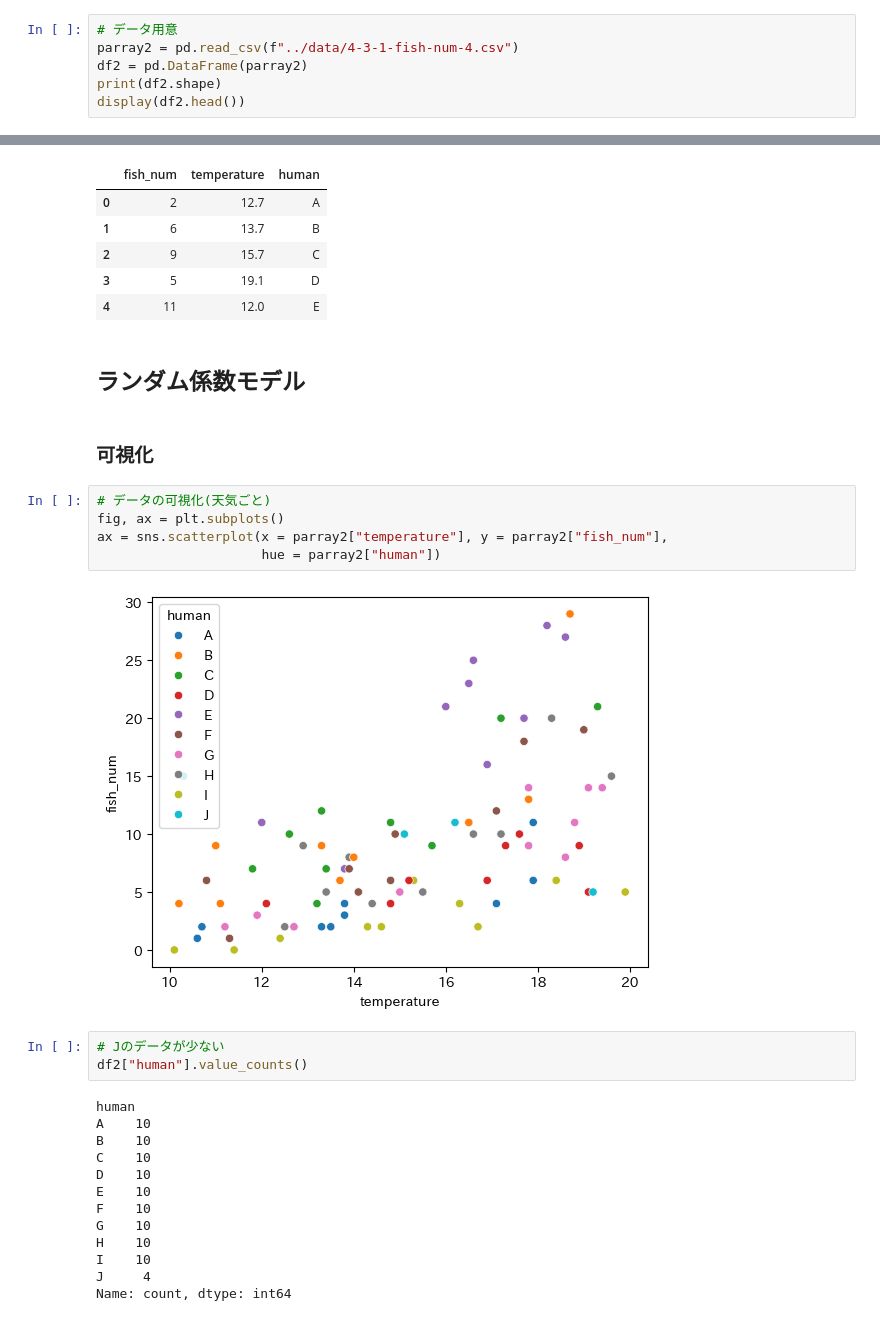
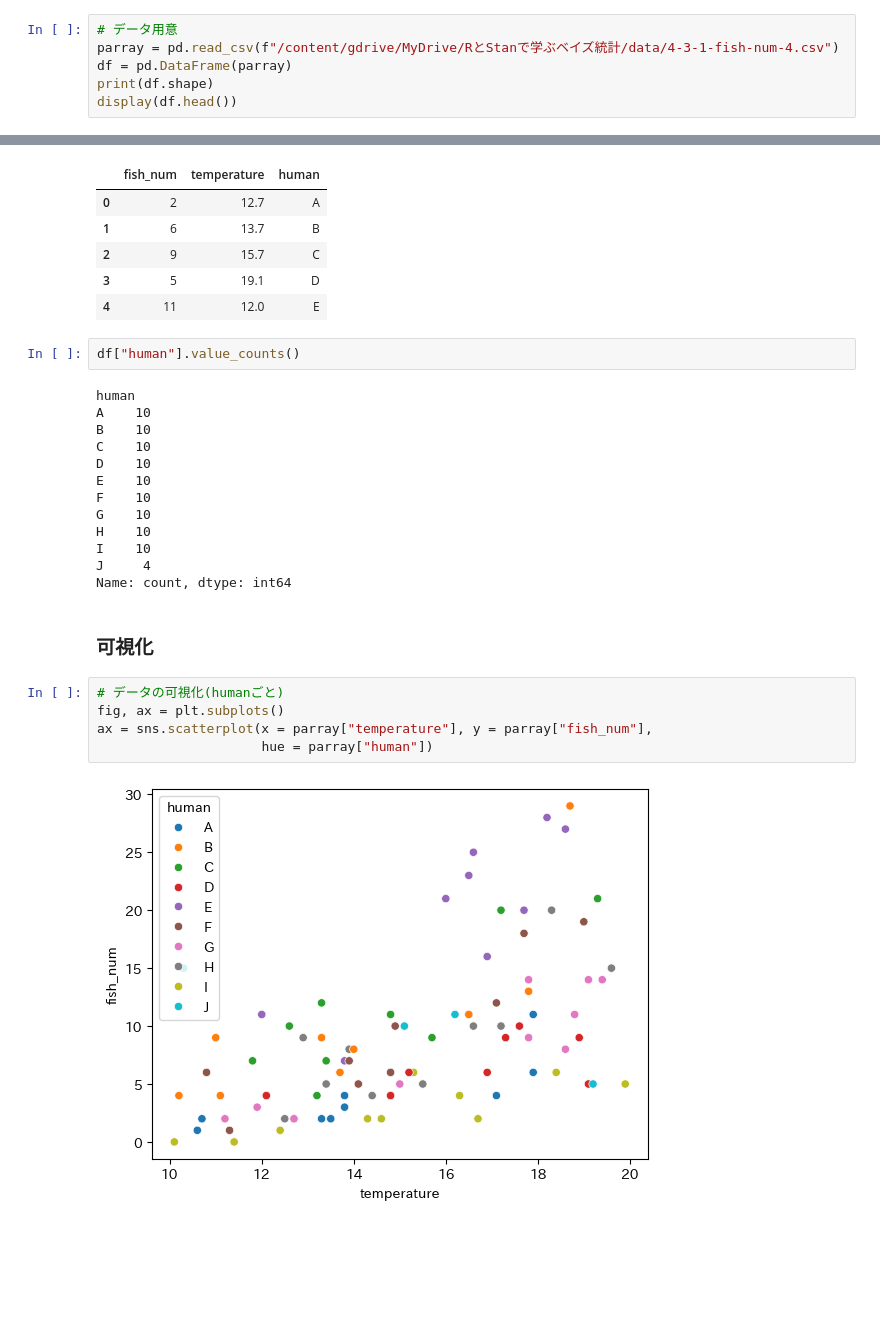
Before and after one commit to wakamatsuikuma/Learning, a Jupyter notebook: (python)RとStanではじめるベイズ統計モデリングによるデータ分析入門/notebook/Part3_11_glmm_randomSlopeEffect.ipynb, the cells around one changed output, grey strips where cells are left out. Drawn from its saved outputs; the diff is of its cells as text; blank space fills up the shorter version.

```diff
--- a/(python)RとStanではじめるベイズ統計モデリングによるデータ分析入門/notebook/Part3_11_glmm_randomSlopeEffect.ipynb
+++ b/(python)RとStanではじめるベイズ統計モデリングによるデータ分析入門/notebook/Part3_11_glmm_randomSlopeEffect.ipynb
@@ -26,10 +46,10 @@ print(az.__version__)
 ## データの準備など
 # %%
 # データ用意
-parray2 = pd.read_csv(f"../data/4-3-1-fish-num-4.csv")
-df2 = pd.DataFrame(parray2)
-print(df2.shape)
-display(df2.head())
+parray = pd.read_csv(f"/content/gdrive/MyDrive/RとStanで学ぶベイズ統計/data/4-3-1-fish-num-4.csv")
+df = pd.DataFrame(parray)
+print(df.shape)
+display(df.head())
 # %% [output]
 (94, 3)
 |  | fish_num | temperature | human |
@@ -38,30 +58,27 @@ display(df2.head())
 | 2 | 9 | 15.7 | C |
 | 3 | 5 | 19.1 | D |
 | 4 | 11 | 12.0 | E |
-# %% [markdown]
-## ランダム係数モデル
+# %%
+df["human"].value_counts()
+# %% [output]
+human
+A    10
+B    10
+C    10
+D    10
+E    10
+F    10
+G    10
+H    10
+I    10
+J     4
+Name: count, dtype: int64
 # %% [markdown]
 ### 可視化
-# %%
-# データの可視化(天気ごと)
-fig, ax = plt.subplots()
-ax = sns.scatterplot(x = parray2["temperature"], y = parray2["fish_num"],
-                     hue = parray2["human"])
-# %% [output]
-[figure, removed]
 # %%
-# Jのデータが少ない
-df2["human"].value_counts()
+# データの可視化(humanごと)
+fig, ax = plt.subplots()
+ax = sns.scatterplot(x = parray["temperature"], y = parray["fish_num"],
+                     hue = parray["human"])
 # %% [output]
-human
-A    10
-B    10
-C    10
-D    10
-E    10
-F    10
-G    10
-H    10
-I    10
-J     4
-Name: count, dtype: int64
+[figure, added]
```
Also changed, not shown: parts of 19 cells of this notebook, 1 other file.
